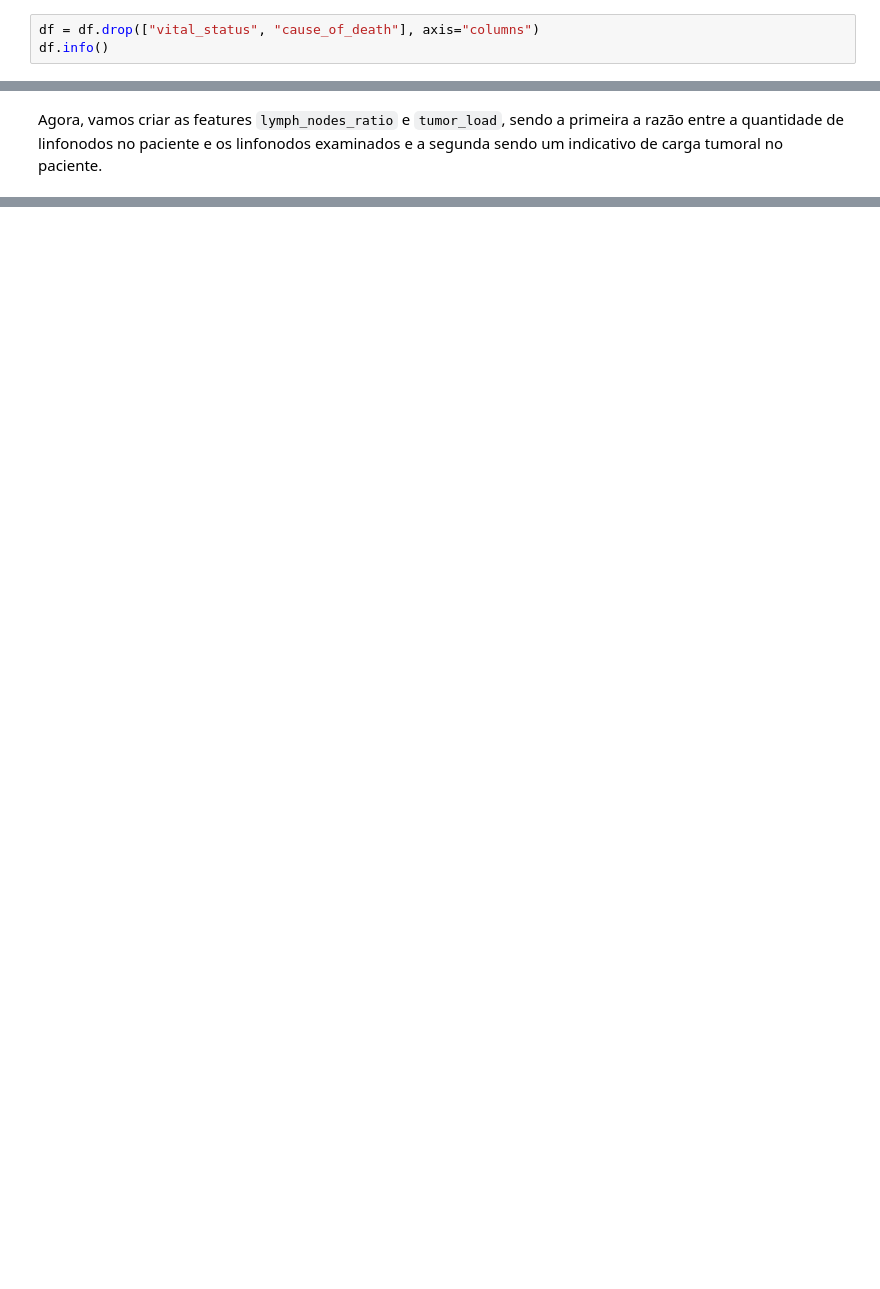
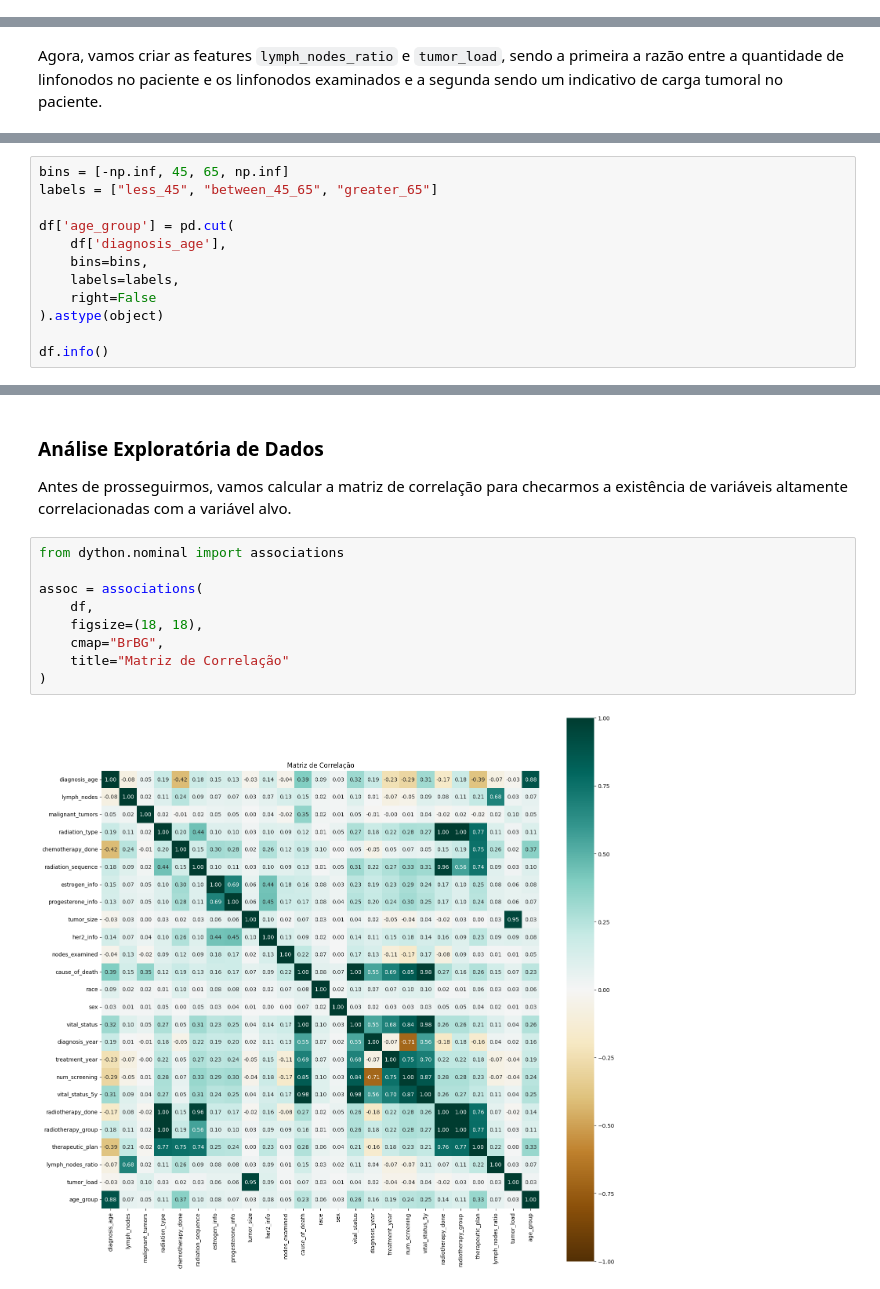
Before and after one commit to gauloish/trabalho-ia, a Jupyter notebook: notebook.ipynb, the cells around one changed output, grey strips where cells are left out. Drawn from its saved outputs; the diff is of its cells as text; blank space fills up the shorter version.

```diff
--- a/notebook.ipynb
+++ b/notebook.ipynb
@@ -247,3 +236,0 @@ Agora, vamos remover as variáveis `vital_status` e `cause_of_death` pois elas e
-# %%
-df = df.drop(["vital_status", "cause_of_death"], axis="columns")
-df.info()
@@ -286,0 +242,12 @@ df[["lymph_nodes_ratio", "tumor_load"]].head(10)
+# %%
+bins = [-np.inf, 45, 65, np.inf]
+labels = ["less_45", "between_45_65", "greater_65"]
+
+df['age_group'] = pd.cut(
+    df['diagnosis_age'],
+    bins=bins,
+    labels=labels,
+    right=False
+).astype(object)
+
+df.info()
@@ -286,0 +272,15 @@ df[["lymph_nodes_ratio", "tumor_load"]].head(10)
+# %% [markdown]
+### Análise Exploratória de Dados
+
+Antes de prosseguirmos, vamos calcular a matriz de correlação para checarmos a existência de variáveis altamente correlacionadas com a variável alvo.
+# %%
+from dython.nominal import associations
+
+assoc = associations(
+    df,
+    figsize=(18, 18),
+    cmap="BrBG",
+    title="Matriz de Correlação"
+)
+# %% [output]
+[figure, added]
```
Also changed, not shown: parts of 35 cells of this notebook, 2 other files.
